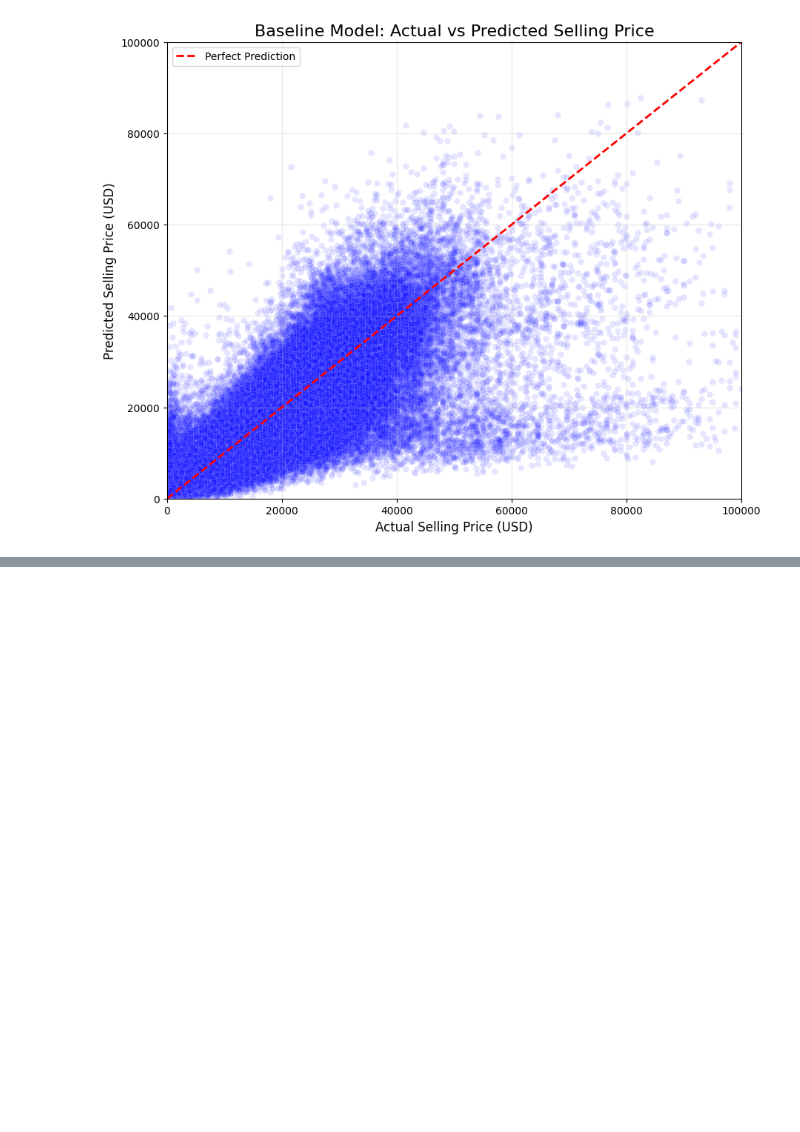
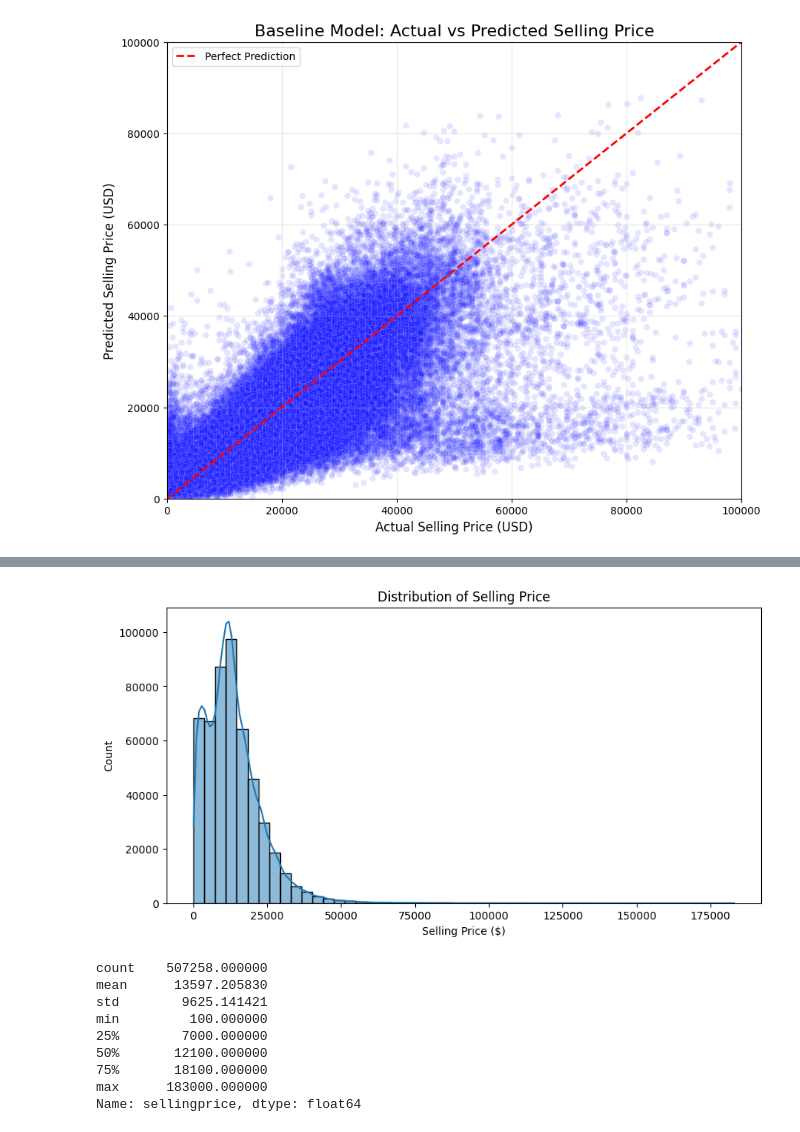
Before and after one commit to ArtemDziuba/UsedCarPricePredictionSystemMLOps, a Jupyter notebook: notebooks/data-01.ipynb, the cells around one changed output, grey strips where cells are left out. Saved outputs shown, nothing was run; the diff lists cells and outputs as text; code cells hidden in the pictures; blank space fills up the shorter version.

```diff
--- a/notebooks/data-01.ipynb
+++ b/notebooks/data-01.ipynb
@@ -349,0 +402,20 @@ plt.show()
+# %%
+plt.figure(figsize=(10, 5))
+sns.histplot(df['sellingprice'], bins=50, kde=True)
+plt.title("Distribution of Selling Price")
+plt.xlabel("Selling Price ($)")
+plt.show()
+
+# Look for obvious outliers
+df['sellingprice'].describe()
+# %% [output]
+[figure, added]
+count    507258.000000
+mean      13597.205830
+std        9625.141421
+min         100.000000
+25%        7000.000000
+50%       12100.000000
+75%       18100.000000
+max      183000.000000
+Name: sellingprice, dtype: float64
```
Also changed, not shown: parts of 2 cells of this notebook, 10 other files.
